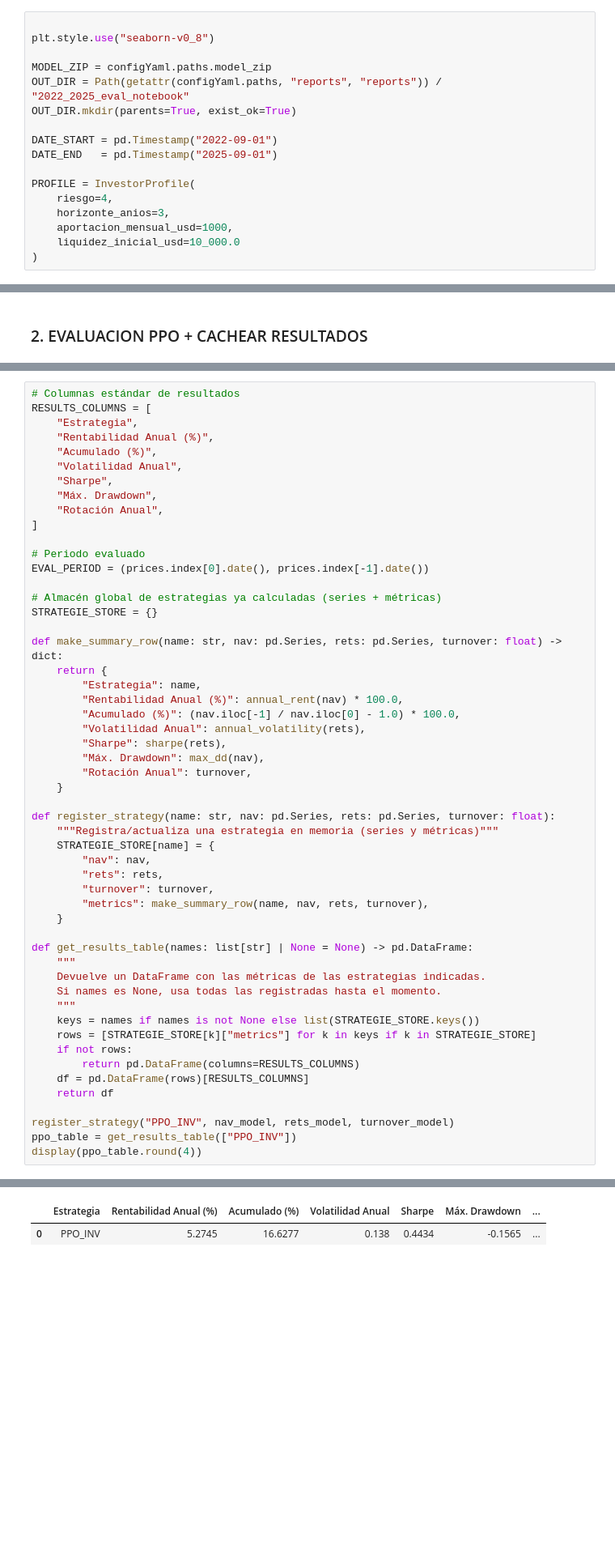
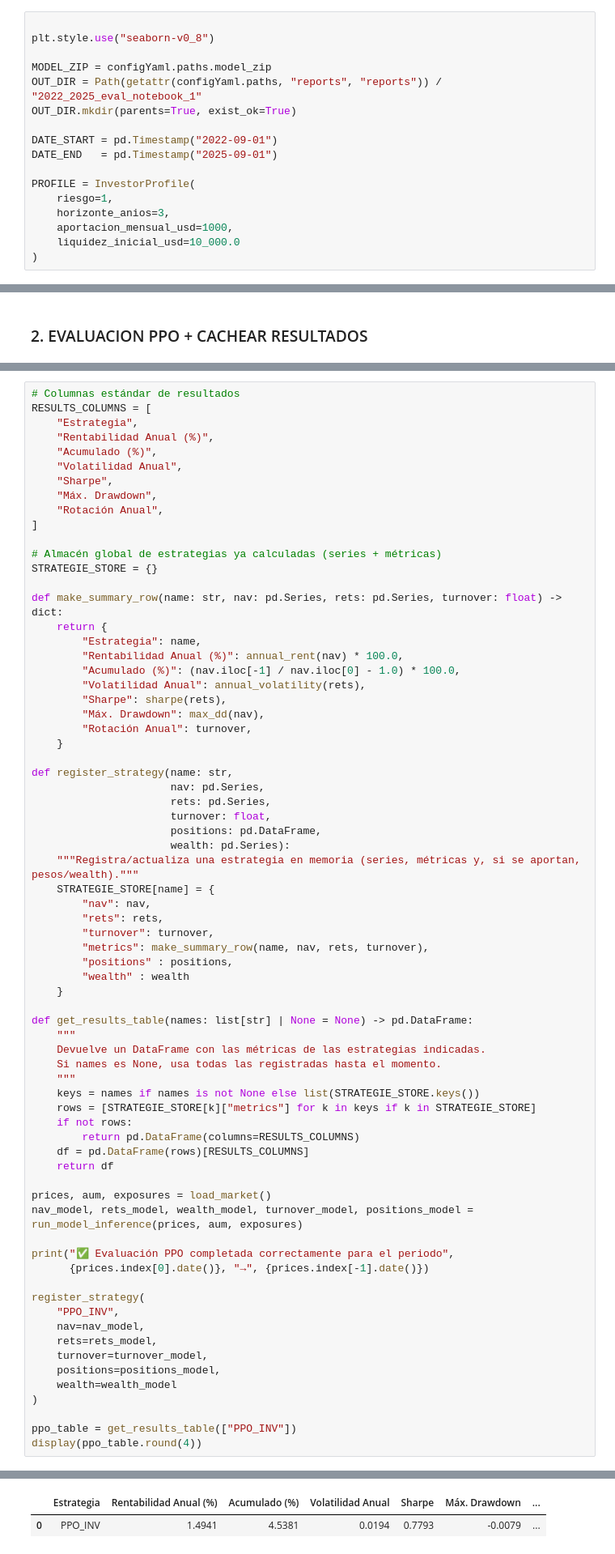
Before and after one commit to alonsoy-dev/TFM_Roboadvisor_IA, a Jupyter notebook: src/eval/evaluations_engine.ipynb, the cells around one changed output, grey strips where cells are left out. Shown: that part at 81% size. Drawn from its saved outputs; the diff is of its cells as text; blank space fills up the shorter version.

```diff
--- a/src/eval/evaluations_engine.ipynb
+++ b/src/eval/evaluations_engine.ipynb
@@ -24,14 +24,14 @@ from src.environment.data_loader import precompute_indicators
 plt.style.use("seaborn-v0_8")
 
 MODEL_ZIP = configYaml.paths.model_zip
-OUT_DIR = Path(getattr(configYaml.paths, "reports", "reports")) / "2022_2025_eval_notebook"
+OUT_DIR = Path(getattr(configYaml.paths, "reports", "reports")) / "2022_2025_eval_notebook_1"
 OUT_DIR.mkdir(parents=True, exist_ok=True)
 
 DATE_START = pd.Timestamp("2022-09-01")
 DATE_END   = pd.Timestamp("2025-09-01")
 
 PROFILE = InvestorProfile(
-    riesgo=4,
+    riesgo=1,
     horizonte_anios=3,
     aportacion_mensual_usd=1000,
     liquidez_inicial_usd=10_000.0
@@ -193,9 +215,6 @@ RESULTS_COLUMNS = [
     "Máx. Drawdown",
     "Rotación Anual",
 ]
-
-# Periodo evaluado
-EVAL_PERIOD = (prices.index[0].date(), prices.index[-1].date())
 
 # Almacén global de estrategias ya calculadas (series + métricas)
 STRATEGIE_STORE = {}
@@ -211,13 +230,20 @@ def make_summary_row(name: str, nav: pd.Series, rets: pd.Series, turnover: float
         "Rotación Anual": turnover,
     }
 
-def register_strategy(name: str, nav: pd.Series, rets: pd.Series, turnover: float):
-    """Registra/actualiza una estrategia en memoria (series y métricas)"""
+def register_strategy(name: str,
+                      nav: pd.Series,
+                      rets: pd.Series,
+                      turnover: float,
+                      positions: pd.DataFrame,
+                      wealth: pd.Series):
+    """Registra/actualiza una estrategia en memoria (series, métricas y, si se aportan, pesos/wealth)."""
     STRATEGIE_STORE[name] = {
         "nav": nav,
         "rets": rets,
         "turnover": turnover,
         "metrics": make_summary_row(name, nav, rets, turnover),
+        "positions" : positions,
+        "wealth" : wealth
     }
 
 def get_results_table(names: list[str] | None = None) -> pd.DataFrame:
@@ -232,7 +258,21 @@ def get_results_table(names: list[str] | None = None) -> pd.DataFrame:
     df = pd.DataFrame(rows)[RESULTS_COLUMNS]
     return df
 
-register_strategy("PPO_INV", nav_model, rets_model, turnover_model)
+prices, aum, exposures = load_market()
+nav_model, rets_model, wealth_model, turnover_model, positions_model = run_model_inference(prices, aum, exposures)
+
+print("✅ Evaluación PPO completada correctamente para el periodo",
+      {prices.index[0].date()}, "→", {prices.index[-1].date()})
+
+register_strategy(
+    "PPO_INV",
+    nav=nav_model,
+    rets=rets_model,
+    turnover=turnover_model,
+    positions=positions_model,
+    wealth=wealth_model
+)
+
 ppo_table = get_results_table(["PPO_INV"])
 display(ppo_table.round(4))
 # %% [output]
@@ -239,5 +280,5 @@ display(ppo_table.round(4))
 |  | Estrategia | Rentabilidad Anual (%) | Acumulado (%) | Volatilidad Anual | Sharpe | Máx. Drawdown | ... |
-| 0 | PPO_INV | 5.2745 | 16.6277 | 0.138 | 0.4434 | -0.1565 | ... |
+| 0 | PPO_INV | 1.4941 | 4.5381 | 0.0194 | 0.7793 | -0.0079 | ... |
 # %% [markdown]
 ### 3. GRAFICO PPO_INV VS BENCHMARK
 # %%
```
Also changed, not shown: parts of 10 cells of this notebook, 3 other files.
